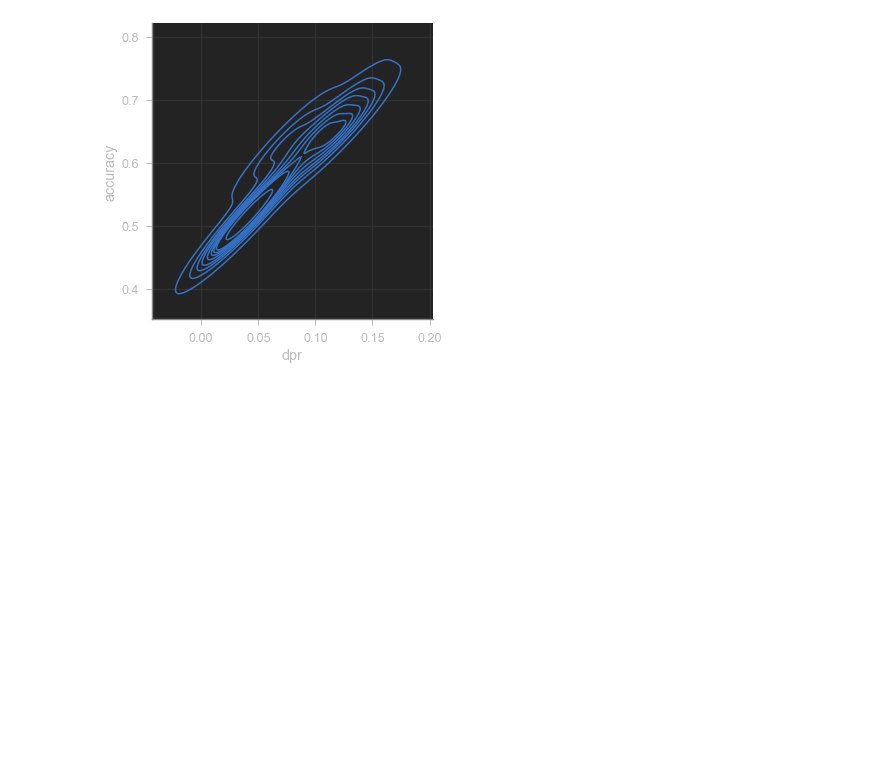
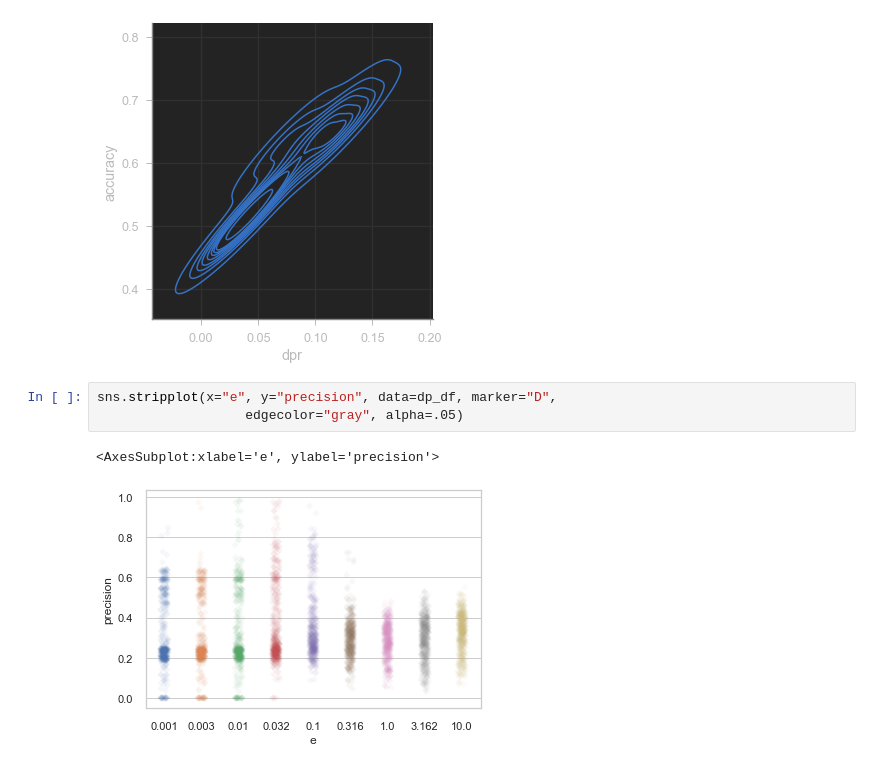
Before and after one commit to vladoxNCL/fairMDAVplus, a Jupyter notebook: Datasets/data_merge.ipynb, the cells around one changed output. Cells and saved outputs as stored; diff of their text form; blank space fills up the shorter version.

```diff
--- a/Datasets/data_merge.ipynb
+++ b/Datasets/data_merge.ipynb
@@ -188,3 +188,9 @@ sns.displot(data=avg, x="dpr", y="accuracy", kind="kde")
 # %% [output]
 <seaborn.axisgrid.FacetGrid at 0x...>
 [figure]
+# %%
+sns.stripplot(x="e", y="precision", data=dp_df, marker="D",
+                   edgecolor="gray", alpha=.05)
+# %% [output]
+<AxesSubplot:xlabel='e', ylabel='precision'>
+[figure, added]
```
Also changed, not shown: parts of 4 cells of this notebook.
